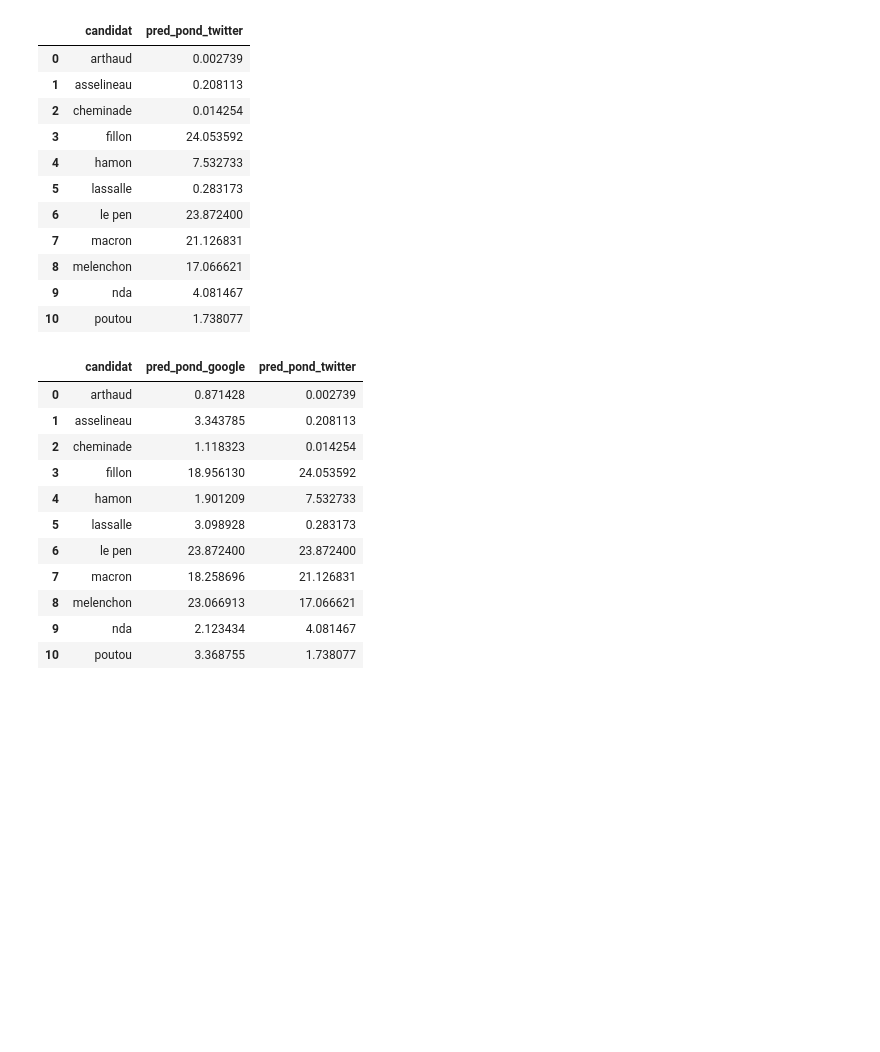
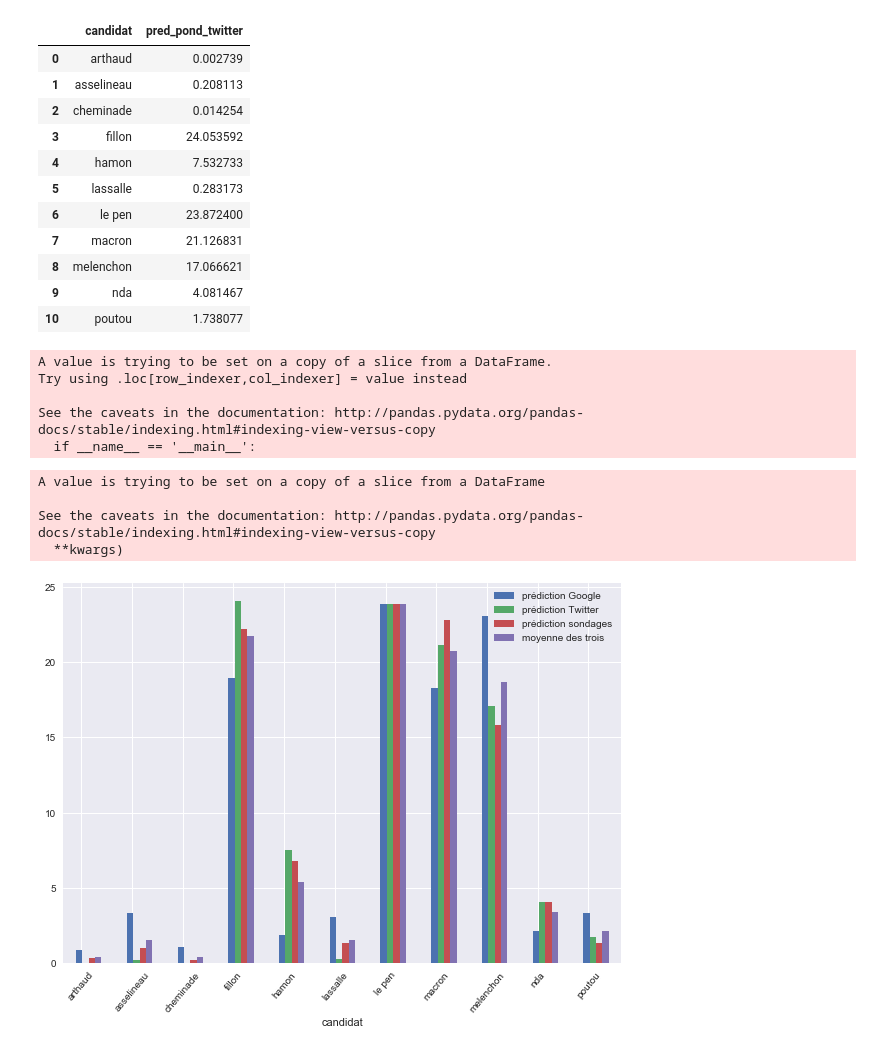
Before and after one commit to verycourt/Elections, a Jupyter notebook: Analyses/ponderation_google_twitter.ipynb, the cells around one changed output. Cells and saved outputs as stored; diff of their text form; code cells hidden in the pictures; blank space fills up the shorter version.

```diff
--- a/Analyses/ponderation_google_twitter.ipynb
+++ b/Analyses/ponderation_google_twitter.ipynb
@@ -99,19 +101,7 @@ tweets = tweets.merge(google_bloc, how="left", on="bloc")
 tweets["pred_pond_google"] = tweets["pred_blocs"]*tweets["recherches_google_x"]*100/tweets["recherches_google_y"]/100
 # %%
 tweets["pred_pond_google"] = tweets["pred_pond_google"]+10.31*tweets["transferts_bayrou_%"]/100
+# %%
+tweets["pred_pond_sondages"] = [0.38, 1.04, 0.25, 22.23, 6.80, 1.33, 23.87, 22.82, 15.86, 4.05, 1.36]
 # %%
-
-tweets[["candidat", "pred_pond_google", "pred_pond_twitter"]]
+final_pred = tweets[["candidat", "pred_pond_google", "pred_pond_twitter", "pred_pond_sondages"]]
-# %% [output]
-|  | candidat | pred_pond_google | pred_pond_twitter |
-| 0 | arthaud | 0.871428 | 0.002739 |
-| 1 | asselineau | 3.343785 | 0.208113 |
-| 2 | cheminade | 1.118323 | 0.014254 |
-| 3 | fillon | 18.956130 | 24.053592 |
-| 4 | hamon | 1.901209 | 7.532733 |
-| 5 | lassalle | 3.098928 | 0.283173 |
-| 6 | le pen | 23.872400 | 23.872400 |
-| 7 | macron | 18.258696 | 21.126831 |
-| 8 | melenchon | 23.066913 | 17.066621 |
-| 9 | nda | 2.123434 | 4.081467 |
-| 10 | poutou | 3.368755 | 1.738077 |
@@ -119,0 +108,25 @@ tweets[["candidat", "pred_pond_google", "pred_pond_twitter"]]
+# %%
+final_pred["mean_pred"] = final_pred.mean(axis=1)
+# %% [output]
+A value is trying to be set on a copy of a slice from a DataFrame.
+Try using .loc[row_indexer,col_indexer] = value instead
+
+See the caveats in the documentation: http://pandas.pydata.org/pandas-docs/stable/indexing.html#indexing-view-versus-copy
+  if __name__ == '__main__':
+# %%
+final_pred.rename(columns={"pred_pond_google":"prédiction Google", \
+                           "pred_pond_twitter":"prédiction Twitter", \
+                          "pred_pond_sondages":"prédiction sondages",\
+                          "mean_pred": "moyenne des trois"}, inplace=True)
+final_pred = final_pred.set_index("candidat")
+# %% [output]
+A value is trying to be set on a copy of a slice from a DataFrame
+
+See the caveats in the documentation: http://pandas.pydata.org/pandas-docs/stable/indexing.html#indexing-view-versus-copy
+  **kwargs)
+# %%
+ax = final_pred.plot.bar(figsize=[10,7], position=0.2)
+ax.set_xticklabels(final_pred.index, rotation=50)
+plt.show()
+# %% [output]
+[figure, added]
```
Also changed, not shown: parts of 6 cells of this notebook, 1 other file.
